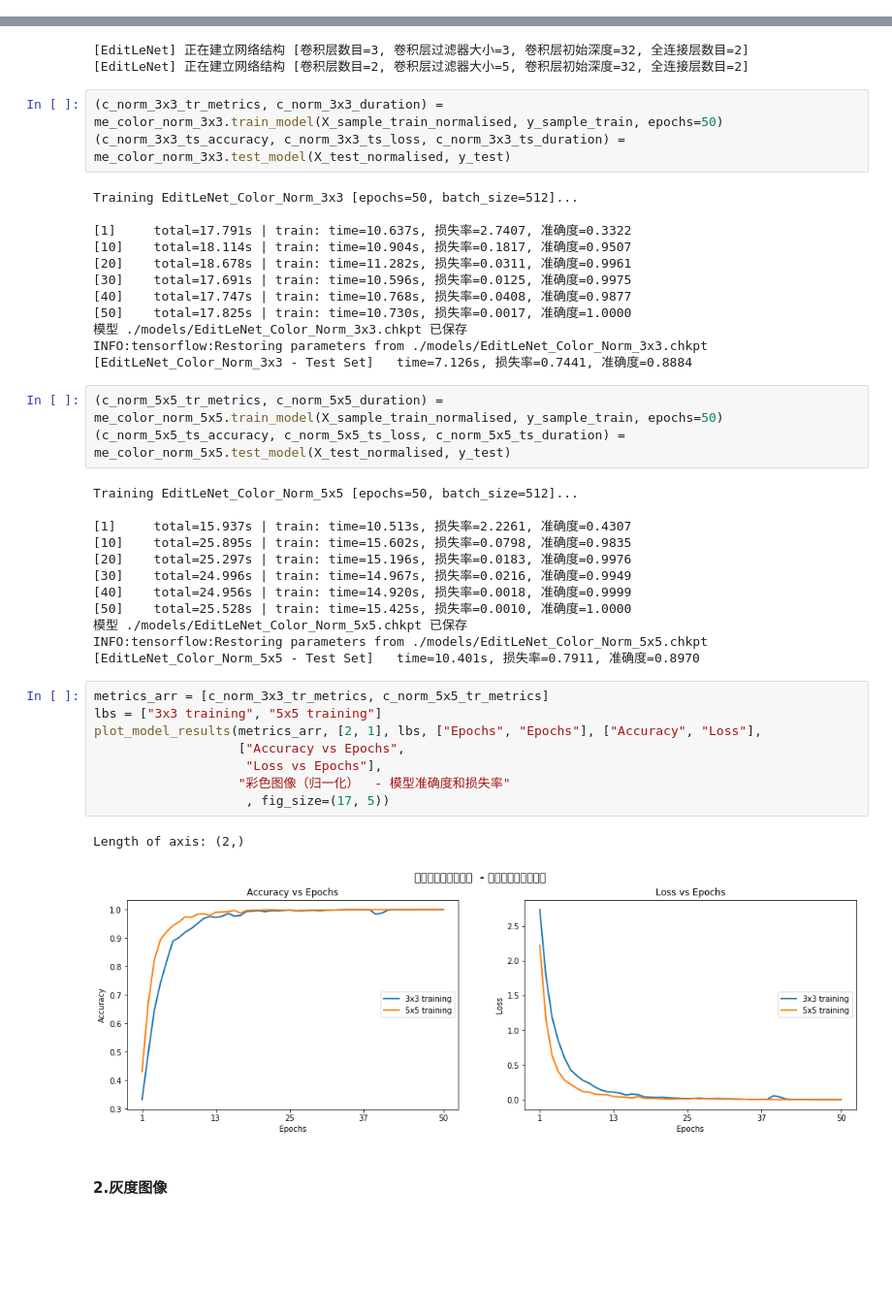
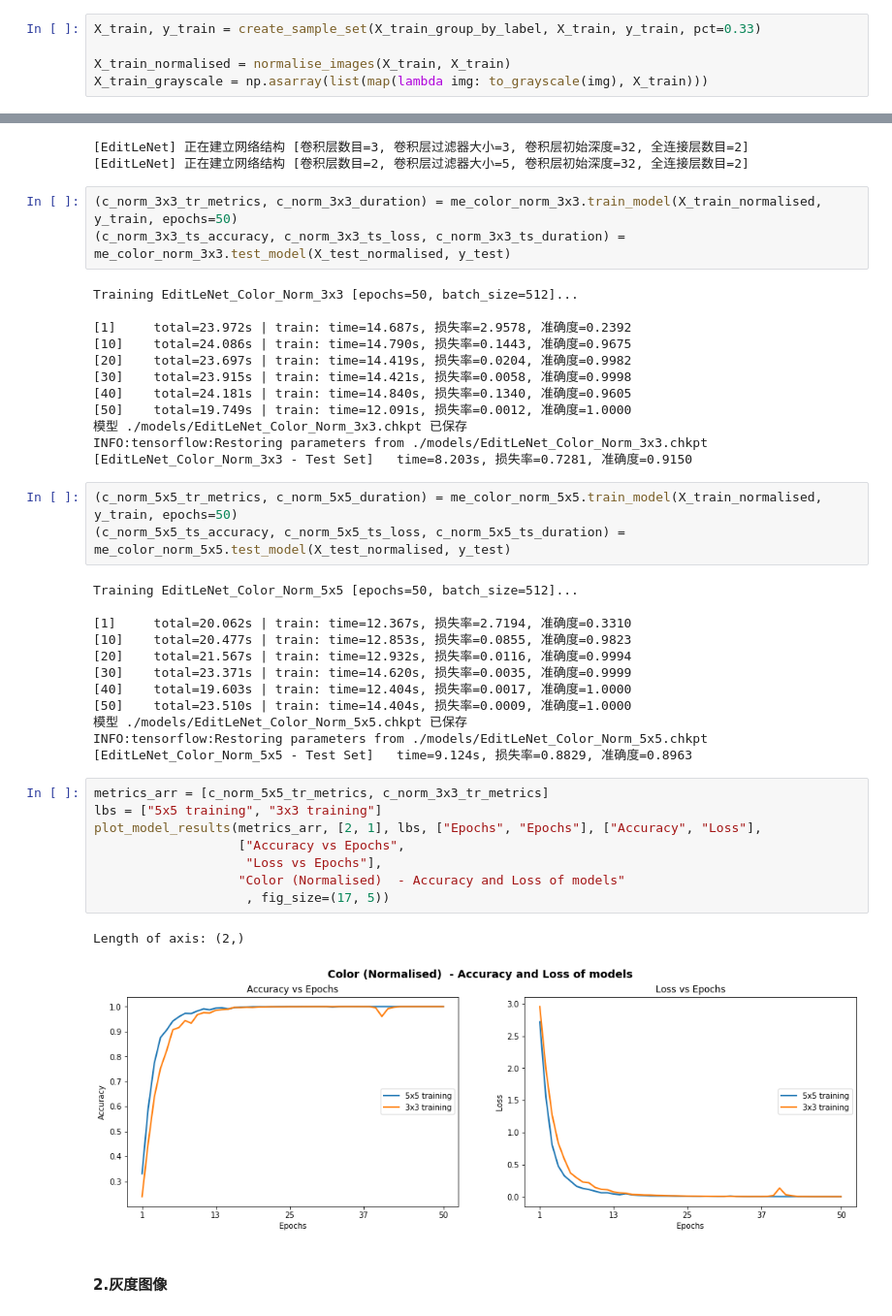
Before and after one commit to Zhaofan-Su/CarND-Traffic-Sign-Classifier-Project, a Jupyter notebook: Traffic_Sign_Classifier.ipynb, the cells around one changed output, grey strips where cells are left out. Shown at 97% size. Drawn from its saved outputs; the diff is of its cells as text; blank space fills up the shorter version.

```diff
--- a/Traffic_Sign_Classifier.ipynb
+++ b/Traffic_Sign_Classifier.ipynb
@@ -282,3 +275,8 @@ X_test_grayscale = np.asarray(list(map(lambda img: to_grayscale(img), X_test)))
+# %%
+X_train, y_train = create_sample_set(X_train_group_by_label, X_train, y_train, pct=0.33)
+
+X_train_normalised = normalise_images(X_train, X_train)
+X_train_grayscale = np.asarray(list(map(lambda img: to_grayscale(img), X_train)))
 # %% [markdown]
 ### 模型构建
 # %% [markdown]
@@ -800,46 +806,46 @@ me_color_norm_5x5 = ModelExecutor(mc_5x5)
 [EditLeNet] 正在建立网络结构 [卷积层数目=3, 卷积层过滤器大小=3, 卷积层初始深度=32, 全连接层数目=2]
 [EditLeNet] 正在建立网络结构 [卷积层数目=2, 卷积层过滤器大小=5, 卷积层初始深度=32, 全连接层数目=2]
 # %%
-(c_norm_3x3_tr_metrics, c_norm_3x3_duration) = me_color_norm_3x3.train_model(X_sample_train_normalised, y_sample_train, epochs=50)
+(c_norm_3x3_tr_metrics, c_norm_3x3_duration) = me_color_norm_3x3.train_model(X_train_normalised, y_train, epochs=50)
 (c_norm_3x3_ts_accuracy, c_norm_3x3_ts_loss, c_norm_3x3_ts_duration) =  me_color_norm_3x3.test_model(X_test_normalised, y_test)
 # %% [output]
 Training EditLeNet_Color_Norm_3x3 [epochs=50, batch_size=512]...
 
-[1]     total=17.791s | train: time=10.637s, 损失率=2.7407, 准确度=0.3322
-[10]    total=18.114s | train: time=10.904s, 损失率=0.1817, 准确度=0.9507
-[20]    total=18.678s | train: time=11.282s, 损失率=0.0311, 准确度=0.9961
-[30]    total=17.691s | train: time=10.596s, 损失率=0.0125, 准确度=0.9975
-[40]    total=17.747s | train: time=10.768s, 损失率=0.0408, 准确度=0.9877
-[50]    total=17.825s | train: time=10.730s, 损失率=0.0017, 准确度=1.0000
+[1]     total=23.972s | train: time=14.687s, 损失率=2.9578, 准确度=0.2392
+[10]    total=24.086s | train: time=14.790s, 损失率=0.1443, 准确度=0.9675
+[20]    total=23.697s | train: time=14.419s, 损失率=0.0204, 准确度=0.9982
+[30]    total=23.915s | train: time=14.421s, 损失率=0.0058, 准确度=0.9998
+[40]    total=24.181s | train: time=14.840s, 损失率=0.1340, 准确度=0.9605
+[50]    total=19.749s | train: time=12.091s, 损失率=0.0012, 准确度=1.0000
 模型 ./models/EditLeNet_Color_Norm_3x3.chkpt 已保存
 INFO:tensorflow:Restoring parameters from ./models/EditLeNet_Color_Norm_3x3.chkpt
-[EditLeNet_Color_Norm_3x3 - Test Set]   time=7.126s, 损失率=0.7441, 准确度=0.8884
+[EditLeNet_Color_Norm_3x3 - Test Set]   time=8.203s, 损失率=0.7281, 准确度=0.9150
 # %%
-(c_norm_5x5_tr_metrics, c_norm_5x5_duration) = me_color_norm_5x5.train_model(X_sample_train_normalised, y_sample_train, epochs=50)
+(c_norm_5x5_tr_metrics, c_norm_5x5_duration) = me_color_norm_5x5.train_model(X_train_normalised, y_train, epochs=50)
 (c_norm_5x5_ts_accuracy, c_norm_5x5_ts_loss, c_norm_5x5_ts_duration) =  me_color_norm_5x5.test_model(X_test_normalised, y_test)
 # %% [output]
 Training EditLeNet_Color_Norm_5x5 [epochs=50, batch_size=512]...
 
-[1]     total=15.937s | train: time=10.513s, 损失率=2.2261, 准确度=0.4307
-[10]    total=25.895s | train: time=15.602s, 损失率=0.0798, 准确度=0.9835
-[20]    total=25.297s | train: time=15.196s, 损失率=0.0183, 准确度=0.9976
-[30]    total=24.996s | train: time=14.967s, 损失率=0.0216, 准确度=0.9949
-[40]    total=24.956s | train: time=14.920s, 损失率=0.0018, 准确度=0.9999
-[50]    total=25.528s | train: time=15.425s, 损失率=0.0010, 准确度=1.0000
+[1]     total=20.062s | train: time=12.367s, 损失率=2.7194, 准确度=0.3310
+[10]    total=20.477s | train: time=12.853s, 损失率=0.0855, 准确度=0.9823
+[20]    total=21.567s | train: time=12.932s, 损失率=0.0116, 准确度=0.9994
+[30]    total=23.371s | train: time=14.620s, 损失率=0.0035, 准确度=0.9999
+[40]    total=19.603s | train: time=12.404s, 损失率=0.0017, 准确度=1.0000
+[50]    total=23.510s | train: time=14.404s, 损失率=0.0009, 准确度=1.0000
 模型 ./models/EditLeNet_Color_Norm_5x5.chkpt 已保存
 INFO:tensorflow:Restoring parameters from ./models/EditLeNet_Color_Norm_5x5.chkpt
-[EditLeNet_Color_Norm_5x5 - Test Set]   time=10.401s, 损失率=0.7911, 准确度=0.8970
+[EditLeNet_Color_Norm_5x5 - Test Set]   time=9.124s, 损失率=0.8829, 准确度=0.8963
 # %%
-metrics_arr = [c_norm_3x3_tr_metrics, c_norm_5x5_tr_metrics]
-lbs = ["3x3 training", "5x5 training"]
+metrics_arr = [c_norm_5x5_tr_metrics, c_norm_3x3_tr_metrics]
+lbs = ["5x5 training", "3x3 training"]
 plot_model_results(metrics_arr, [2, 1], lbs, ["Epochs", "Epochs"], ["Accuracy", "Loss"],
                    ["Accuracy vs Epochs",
                     "Loss vs Epochs"],
-                   "彩色图像（归一化）  - 模型准确度和损失率"
+                   "Color (Normalised)  - Accuracy and Loss of models"
                     , fig_size=(17, 5))
 # %% [output]
 Length of axis: (2,)
-[figure, old version]
+[figure, new version]
 # %% [markdown]
 #### 2.灰度图像
 # %%
```
Also changed, not shown: parts of 52 cells of this notebook, 21 other files.
